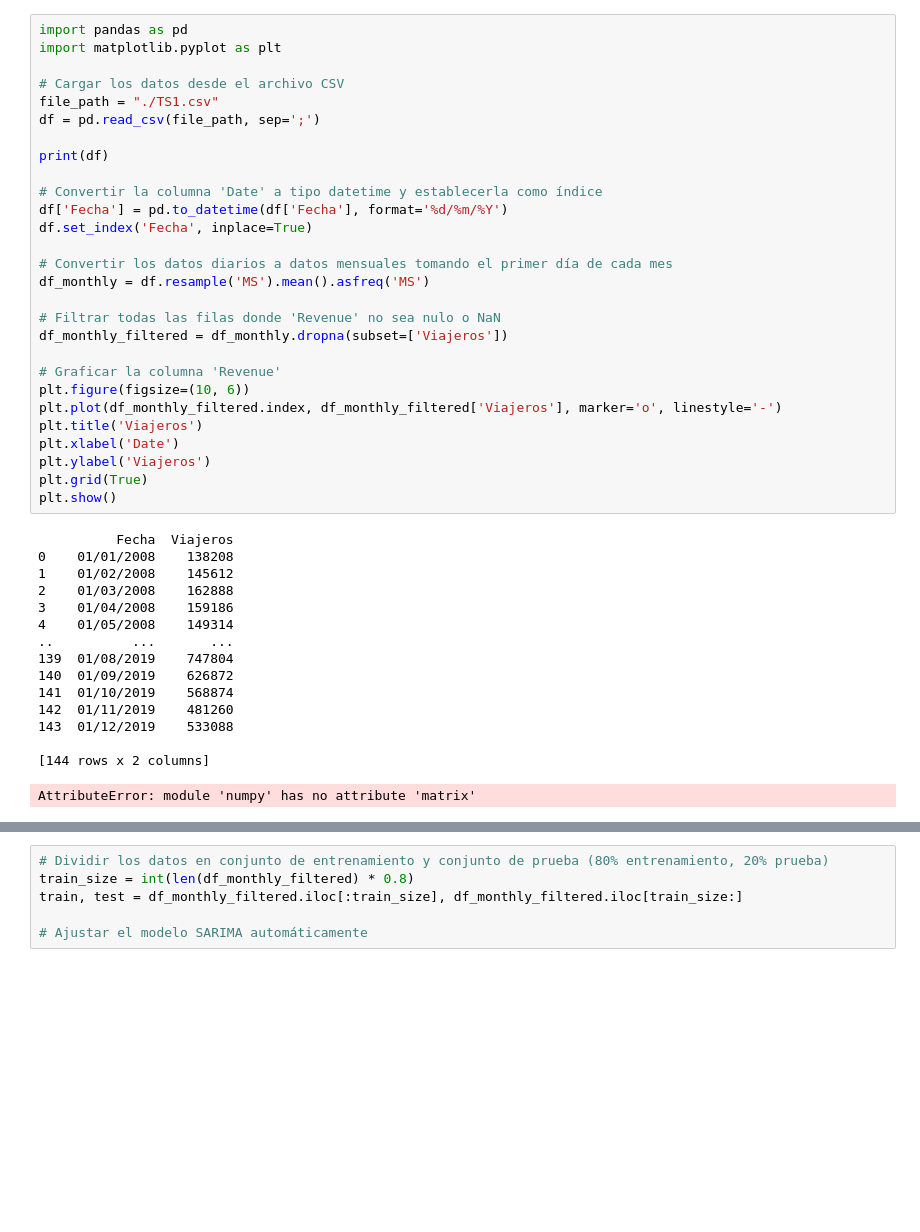
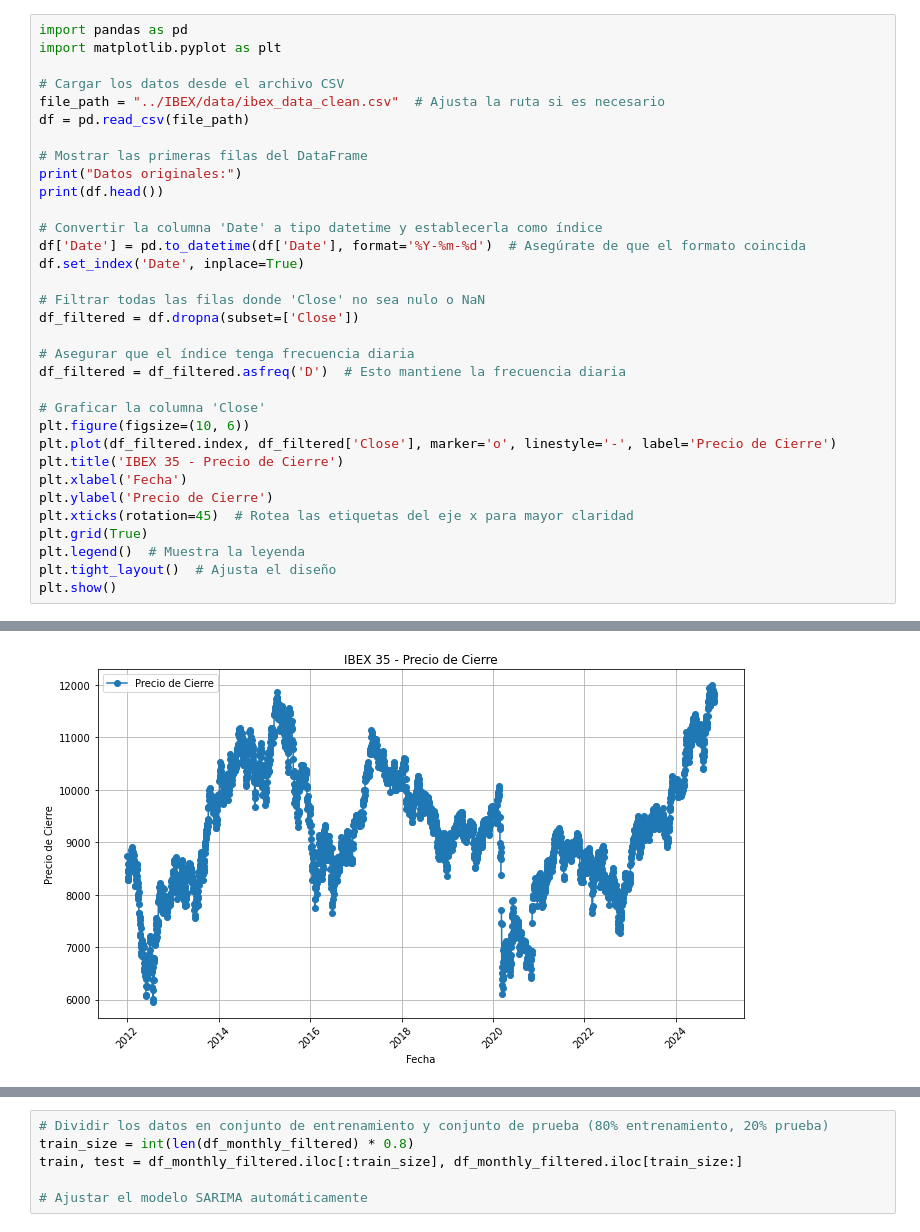
Before and after one commit to lauralardies/caso_practico_3, a Jupyter notebook: SARIMA campus/codigo_modelo.ipynb, the cells around one changed output, grey strips where cells are left out. Drawn from its saved outputs; the diff is of its cells as text; blank space fills up the shorter version.

```diff
--- a/SARIMA campus/codigo_modelo.ipynb
+++ b/SARIMA campus/codigo_modelo.ipynb
@@ -1,44 +1,34 @@
-# %%
-import pandas as pd
-import matplotlib.pyplot as plt
-
-# Cargar los datos desde el archivo CSV
-file_path = "./TS1.csv"
-df = pd.read_csv(file_path, sep=';')
-
-print(df)
-
-# Convertir la columna 'Date' a tipo datetime y establecerla como índice
-df['Fecha'] = pd.to_datetime(df['Fecha'], format='%d/%m/%Y')
-df.set_index('Fecha', inplace=True)
-
-# Convertir los datos diarios a datos mensuales tomando el primer día de cada mes
-df_monthly = df.resample('MS').mean().asfreq('MS')
-
-# Filtrar todas las filas donde 'Revenue' no sea nulo o NaN
-df_monthly_filtered = df_monthly.dropna(subset=['Viajeros'])
-
-# Graficar la columna 'Revenue'
-plt.figure(figsize=(10, 6))
-plt.plot(df_monthly_filtered.index, df_monthly_filtered['Viajeros'], marker='o', linestyle='-')
-plt.title('Viajeros')
-plt.xlabel('Date')
-plt.ylabel('Viajeros')
-plt.grid(True)
-plt.show()
-# %% [output]
-          Fecha  Viajeros
-0    01/01/2008    138208
-1    01/02/2008    145612
-2    01/03/2008    162888
-3    01/04/2008    159186
-4    01/05/2008    149314
-..          ...       ...
-139  01/08/2019    747804
-140  01/09/2019    626872
-141  01/10/2019    568874
-142  01/11/2019    481260
-143  01/12/2019    533088
-
-[144 rows x 2 columns]
-AttributeError: module 'numpy' has no attribute 'matrix'
+# %%
+import pandas as pd
+import matplotlib.pyplot as plt
+
+# Cargar los datos desde el archivo CSV
+file_path = "../IBEX/data/ibex_data_clean.csv"  # Ajusta la ruta si es necesario
+df = pd.read_csv(file_path)
+
+# Mostrar las primeras filas del DataFrame
+print("Datos originales:")
+print(df.head())
+
+# Convertir la columna 'Date' a tipo datetime y establecerla como índice
+df['Date'] = pd.to_datetime(df['Date'], format='%Y-%m-%d')  # Asegúrate de que el formato coincida
+df.set_index('Date', inplace=True)
+
+# Filtrar todas las filas donde 'Close' no sea nulo o NaN
+df_filtered = df.dropna(subset=['Close'])
+
+# Asegurar que el índice tenga frecuencia diaria
+df_filtered = df_filtered.asfreq('D')  # Esto mantiene la frecuencia diaria
+
+# Graficar la columna 'Close'
+plt.figure(figsize=(10, 6))
+plt.plot(df_filtered.index, df_filtered['Close'], marker='o', linestyle='-', label='Precio de Cierre')
+plt.title('IBEX 35 - Precio de Cierre')
+plt.xlabel('Fecha')
+plt.ylabel('Precio de Cierre')
+plt.xticks(rotation=45)  # Rotea las etiquetas del eje x para mayor claridad
+plt.grid(True)
+plt.legend()  # Muestra la leyenda
+plt.tight_layout()  # Ajusta el diseño
+plt.show()
+# %% [output]
@@ -45,3 +49,4 @@ AttributeError: module 'numpy' has no attribute 'matrix'
+[figure, added]
 # %%
 import pandas as pd
 import numpy as np
```
Also changed, not shown: parts of 2 cells of this notebook.
